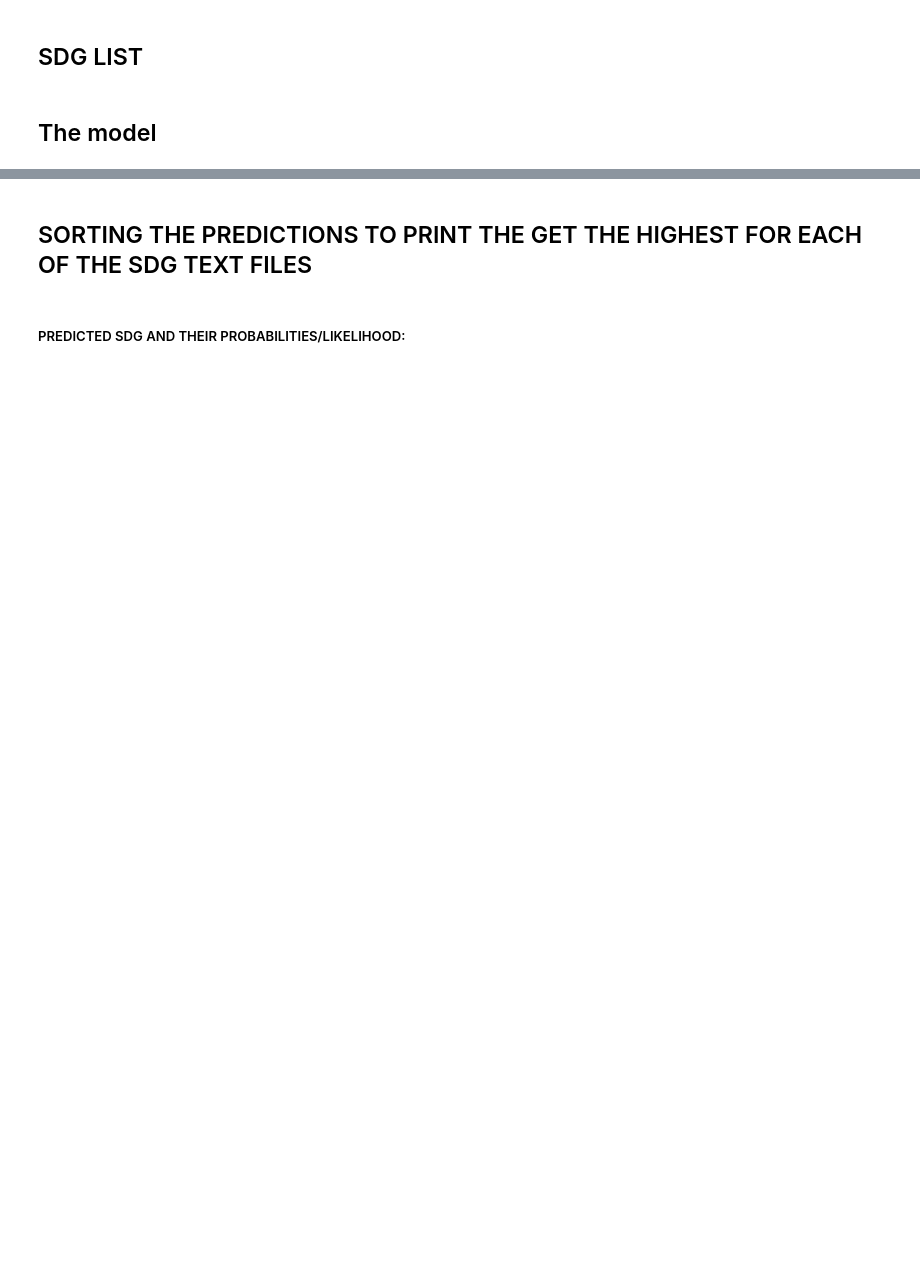
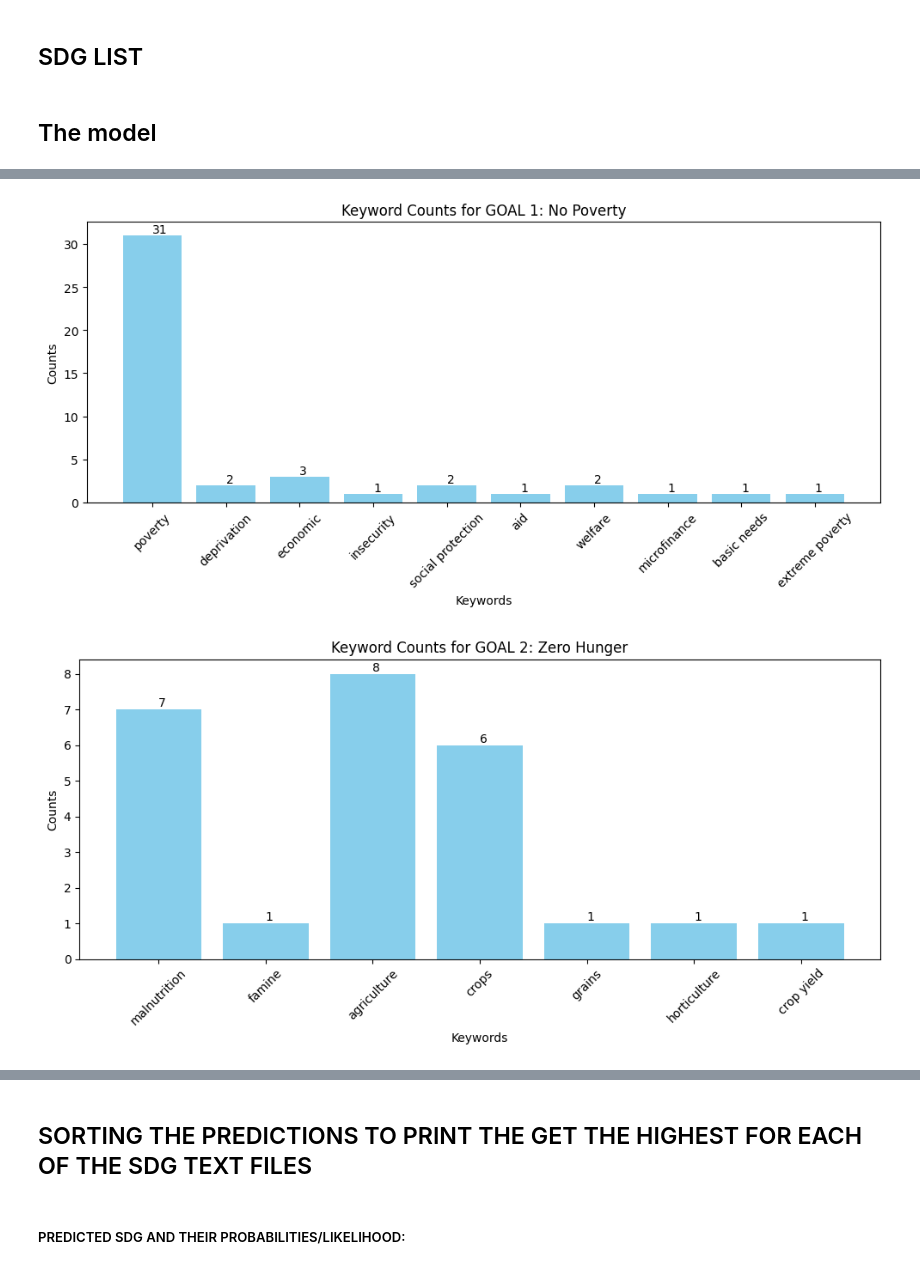
Before and after one commit to Fabchirajoul/SDG, a Jupyter notebook: SDG.ipynb, the cells around one changed output, grey strips where cells are left out. Cells and saved outputs as stored; diff of their text form; code cells hidden in the pictures; blank space fills up the shorter version.

```diff
--- a/SDG.ipynb
+++ b/SDG.ipynb
@@ -273,0 +276,20 @@ tokenized_text16 = tokenizer_16(text_content16[:512], return_tensors="pt", trunc
+# %%
+import re
+from collections import Counter
+
+
+# # Gets the first 5 with the highest occurence
+# def count_keywords(text, keywords):
+#     text = text.lower()
+#     # Count occurrences of each keyword in the text
+#     keyword_counts = Counter({keyword: text.count(keyword) for keyword in keywords})
+#     # Return the five most common keywords along with their counts
+#     return [f"{keyword} ({count})" for keyword, count in keyword_counts.most_common(5)]
+
+# Gets all the words and their number of occurence
+def count_keywords(text, keywords):
+    text = text.lower()  # Ensure the text is in lowercase for consistent counting
+    # Count occurrences of each keyword in the text
+    keyword_counts = Counter({keyword: text.count(keyword) for keyword in keywords})
+    # Return all keywords along with their counts, sorted by counts in descending order
+    return [f"{keyword} ({count})" for keyword, count in keyword_counts.items() if count > 0]
@@ -500,3 +614,63 @@ df15 = pd.DataFrame(pred_dict15.items(), columns=["SDG COMPONENTS", "Likelihood"
 df16 = pd.DataFrame(pred_dict16.items(), columns=["SDG COMPONENTS", "Likelihood"])
 # %% [output]
 [interactive output not drawn]
+# %%
+import matplotlib.pyplot as plt
+
+# Load all text content as you did for each SDG, here's an example dictionary to hold these:
+sdg_texts = {
+    "GOAL 1: No Poverty": text_content,
+    "GOAL 2: Zero Hunger": text_content2,
+    # "GOAL 3: Good Health and Well-being": text_content3,
+    "GOAL 4: Quality Education": text_content4,
+    "GOAL 5: Gender Equality": text_content5,
+    "GOAL 6: Clean Water and Sanitation": text_content6,
+    "GOAL 7: Affordable and Clean Energy": text_content7,
+    "GOAL 8: Decent Work and Economic Growth": text_content8,
+    "GOAL 9: Industry, Innovation and Infrastructure": text_content9,
+    "GOAL 10: Reduced Inequality": text_content10,
+    "GOAL 11: Sustainable Cities and Communities": text_content11,
+    "GOAL 12: Responsible Consumption and Production": text_content12,
+    "GOAL 13: Climate Action": text_content13,
+    "GOAL 14: Life Below Water": text_content14,
+    "GOAL 15: Life on Land": text_content15,
+    "GOAL 16: Peace, Justice and Strong Institutions": text_content16,
+    # "GOAL 17: Partnerships for the Goals": text_content17
+
+}
+
+# Function to plot keyword counts
+# Function to plot keyword counts with annotations
+def plot_keyword_counts(sdg_label, content):
+    keywords = label_list[sdg_label]  # Get the relevant keywords for this SDG
+    keyword_counts = count_keywords(content, keywords)  # Count keywords in the text content
+
+    # Convert counts to a dictionary
+    keyword_counts_dict = {kw.split(' (')[0]: int(kw.split(' (')[1].rstrip(')')) for kw in keyword_counts}
+
+    # Create a bar plot for the word counts if there are any keywords
+    if keyword_counts_dict:
+        fig, ax = plt.subplots(figsize=(10, 5))
+        bars = ax.bar(keyword_counts_dict.keys(), keyword_counts_dict.values(), color='skyblue')
+
+        # Adding data labels on each bar
+        for bar in bars:
+            yval = bar.get_height()
+            ax.text(bar.get_x() + bar.get_width()/2, yval, int(yval), va='bottom')  # va: vertical alignment
+
+        plt.xlabel('Keywords')
+        plt.ylabel('Counts')
+        plt.title(f'Keyword Counts for {sdg_label}')
+        plt.xticks(rotation=45)
+        plt.tight_layout()
+        plt.show()
+    else:
+        print(f"No keywords found for {sdg_label}")
+
+# Assuming 'sdg_texts' and 'label_list' are already defined and filled with SDG content and keyword lists
+# Iterate over each SDG and plot their keyword counts
+for sdg_label, content in sdg_texts.items():
+    plot_keyword_counts(sdg_label, content)
+# %% [output]
+[figure, added]
+[figure, added]
```
Also changed, not shown: parts of 9 cells of this notebook.
